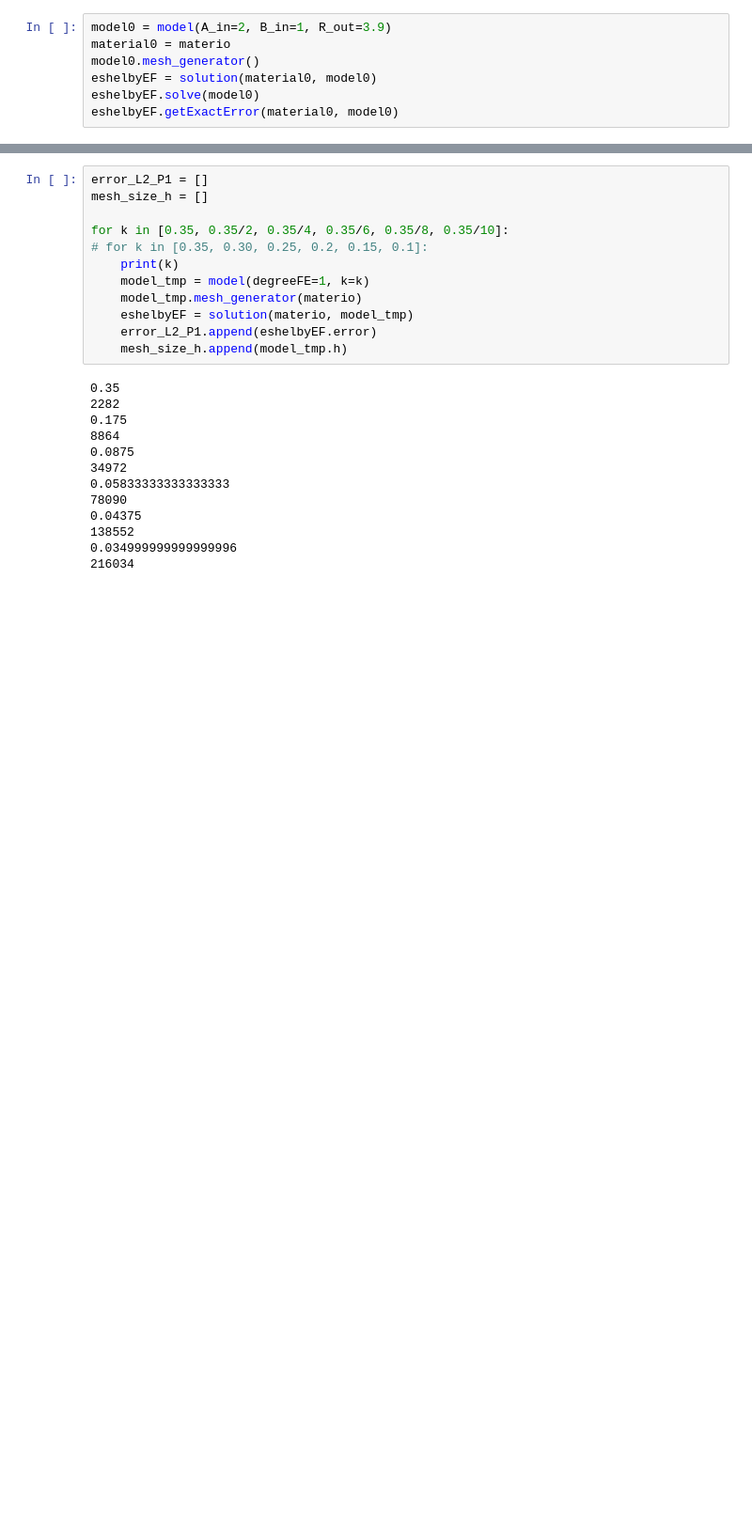
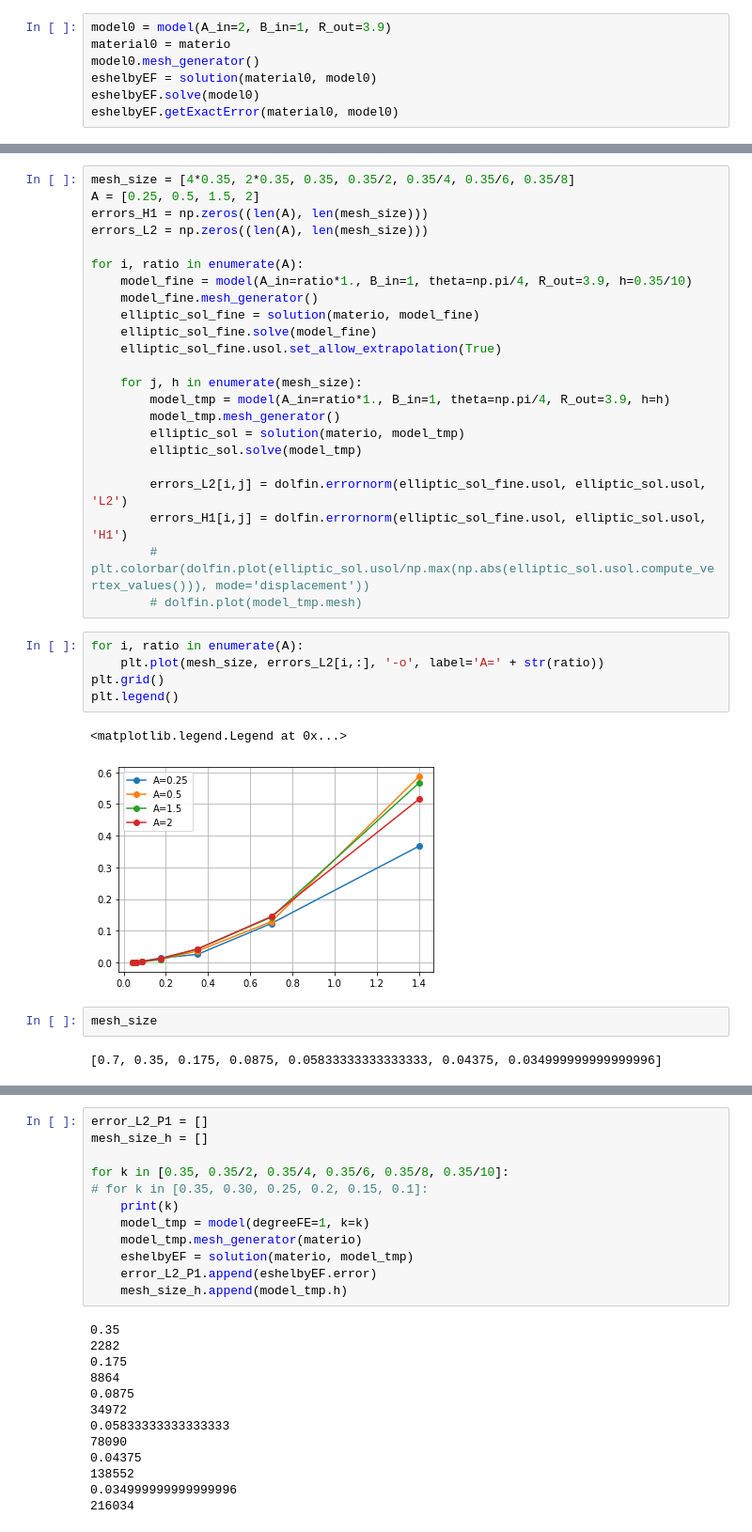
Before and after one commit to a-latyshev/Fenics_AMMS_2021, a Jupyter notebook: TP1/03-Eshelby_inhomogeneity.ipynb, the cells around one changed output, grey strips where cells are left out. Shown at 94% size. Cells and saved outputs as stored; diff of their text form; blank space fills up the shorter version.

```diff
--- a/TP1/03-Eshelby_inhomogeneity.ipynb
+++ b/TP1/03-Eshelby_inhomogeneity.ipynb
@@ -87,0 +77,35 @@ dolfine.plot(model0.mesh)
+# %%
+mesh_size = [4*0.35, 2*0.35, 0.35, 0.35/2, 0.35/4, 0.35/6, 0.35/8]
+A = [0.25, 0.5, 1.5, 2]
+errors_H1 = np.zeros((len(A), len(mesh_size)))
+errors_L2 = np.zeros((len(A), len(mesh_size)))
+
+for i, ratio in enumerate(A):
+    model_fine = model(A_in=ratio*1., B_in=1, theta=np.pi/4, R_out=3.9, h=0.35/10)
+    model_fine.mesh_generator()
+    elliptic_sol_fine = solution(materio, model_fine)
+    elliptic_sol_fine.solve(model_fine)
+    elliptic_sol_fine.usol.set_allow_extrapolation(True)
+
+    for j, h in enumerate(mesh_size):
+        model_tmp = model(A_in=ratio*1., B_in=1, theta=np.pi/4, R_out=3.9, h=h)
+        model_tmp.mesh_generator()
+        elliptic_sol = solution(materio, model_tmp)
+        elliptic_sol.solve(model_tmp)
+
+        errors_L2[i,j] = dolfin.errornorm(elliptic_sol_fine.usol, elliptic_sol.usol, 'L2')
+        errors_H1[i,j] = dolfin.errornorm(elliptic_sol_fine.usol, elliptic_sol.usol, 'H1')
+        # plt.colorbar(dolfin.plot(elliptic_sol.usol/np.max(np.abs(elliptic_sol.usol.compute_vertex_values())), mode='displacement'))
+        # dolfin.plot(model_tmp.mesh)
+# %%
+for i, ratio in enumerate(A):
+    plt.plot(mesh_size, errors_L2[i,:], '-o', label='A=' + str(ratio))
+plt.grid()
+plt.legend()
+# %% [output]
+<matplotlib.legend.Legend at 0x...>
+[figure, added]
+# %%
+mesh_size
+# %% [output]
+[0.7, 0.35, 0.175, 0.0875, 0.05833333333333333, 0.04375, 0.034999999999999996]
```
Also changed, not shown: parts of 10 cells of this notebook, 1 other file.
